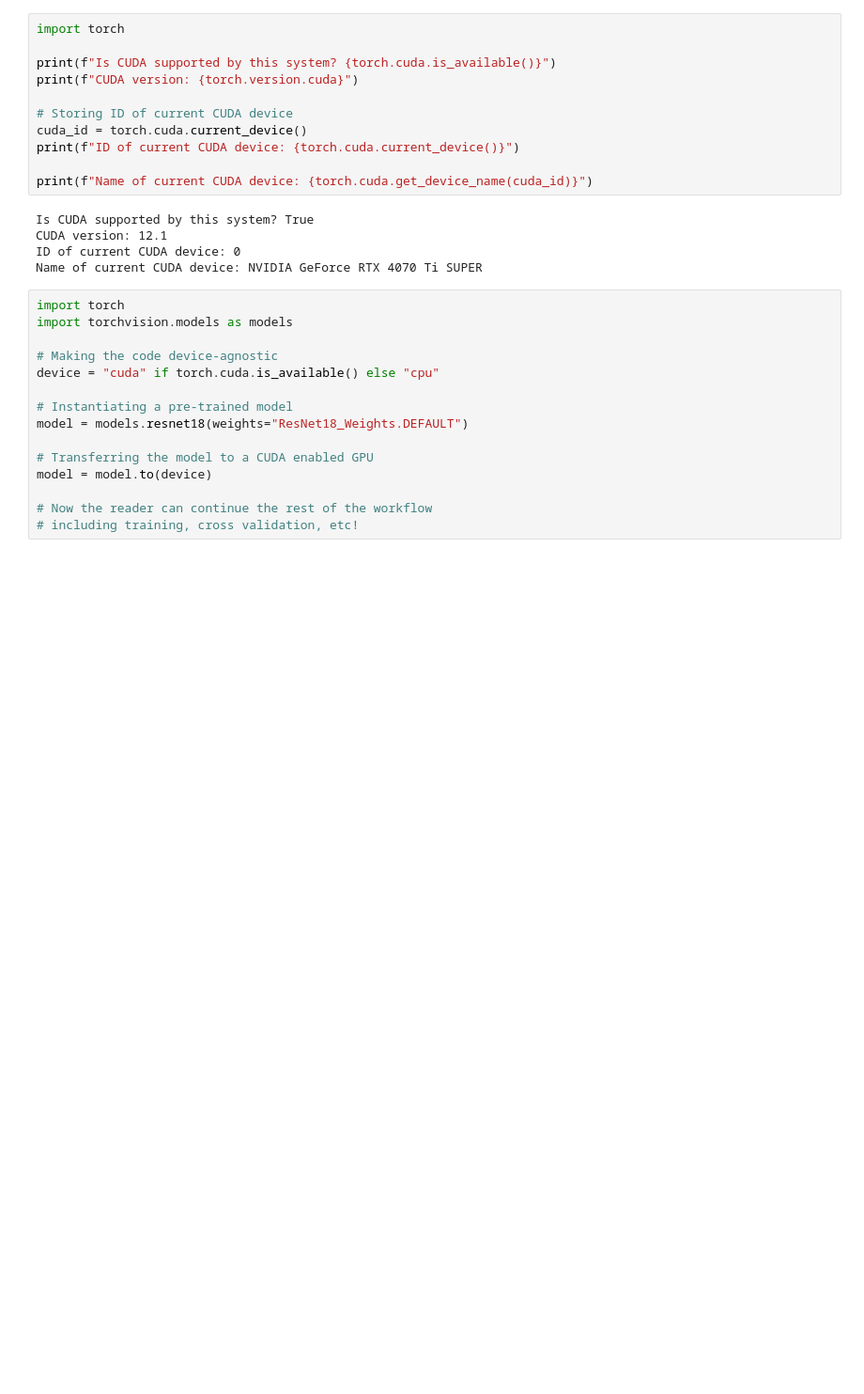
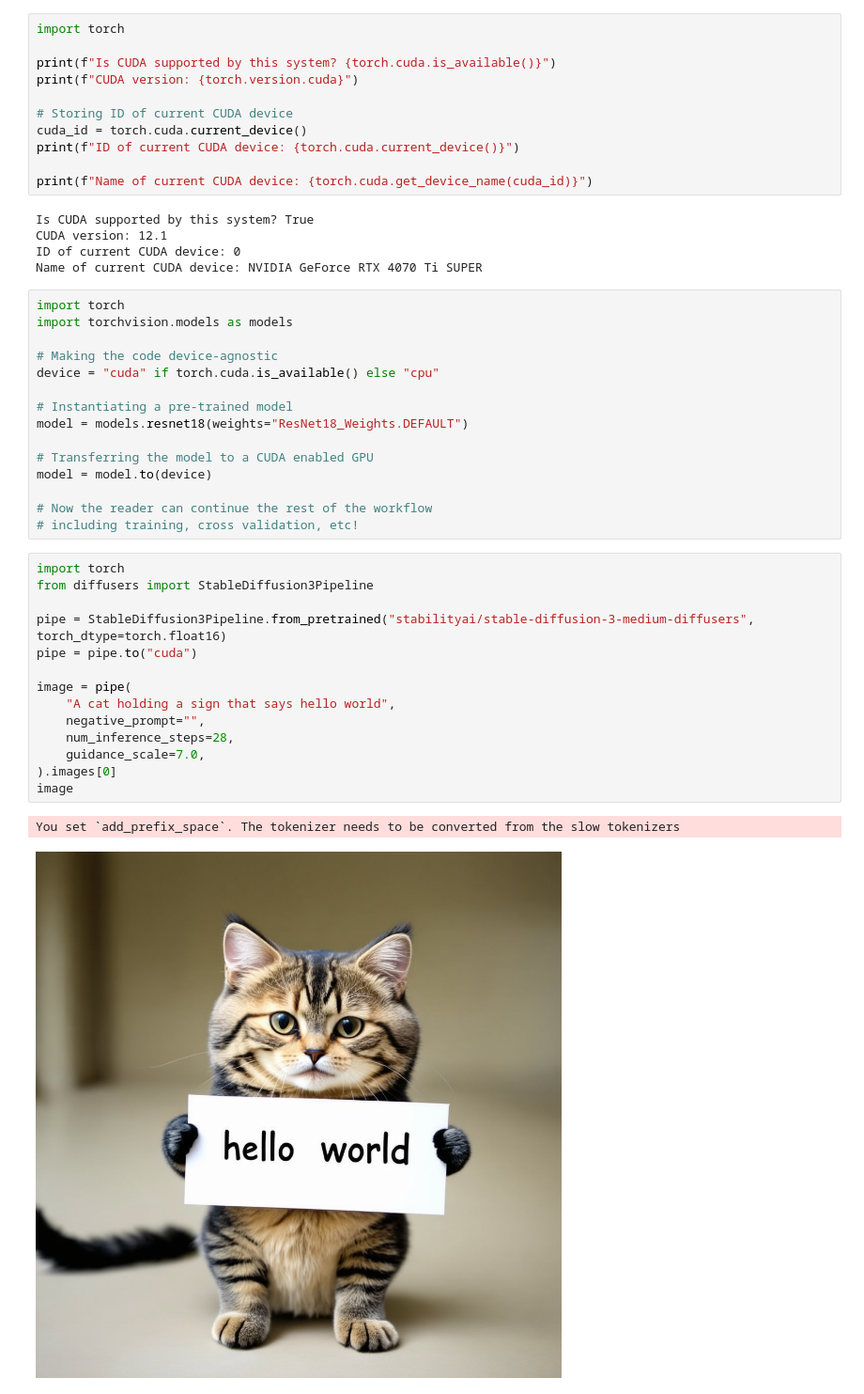
Before and after one commit to nitish-raj/ThePlayground, a Jupyter notebook: Notebooks/pytorch_cuda_test.ipynb, the cells around one changed output. Shown at 94% size. Drawn from its saved outputs; the diff is of its cells as text; blank space fills up the shorter version.

```diff
--- a/Notebooks/pytorch_cuda_test.ipynb
+++ b/Notebooks/pytorch_cuda_test.ipynb
@@ -29,3 +29,20 @@ model = model.to(device)
 
 # Now the reader can continue the rest of the workflow
 # including training, cross validation, etc!
+# %%
+import torch
+from diffusers import StableDiffusion3Pipeline
+
+pipe = StableDiffusion3Pipeline.from_pretrained("stabilityai/stable-diffusion-3-medium-diffusers", torch_dtype=torch.float16)
+pipe = pipe.to("cuda")
+
+image = pipe(
+    "A cat holding a sign that says hello world",
+    negative_prompt="",
+    num_inference_steps=28,
+    guidance_scale=7.0,
+).images[0]
+image
+# %% [output]
+You set `add_prefix_space`. The tokenizer needs to be converted from the slow tokenizers
+[figure, added]
```
Also changed, not shown: parts of 1 cell of this notebook, 6 other files.
